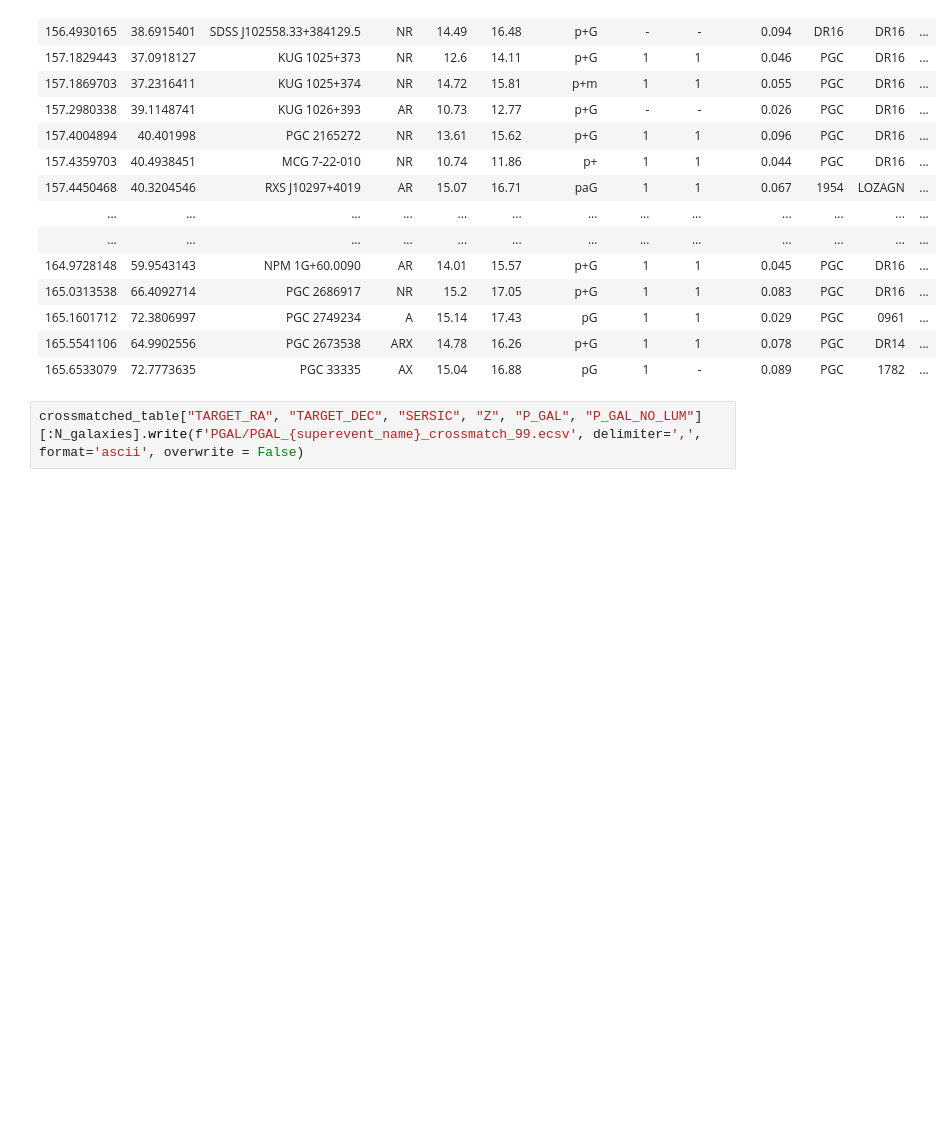
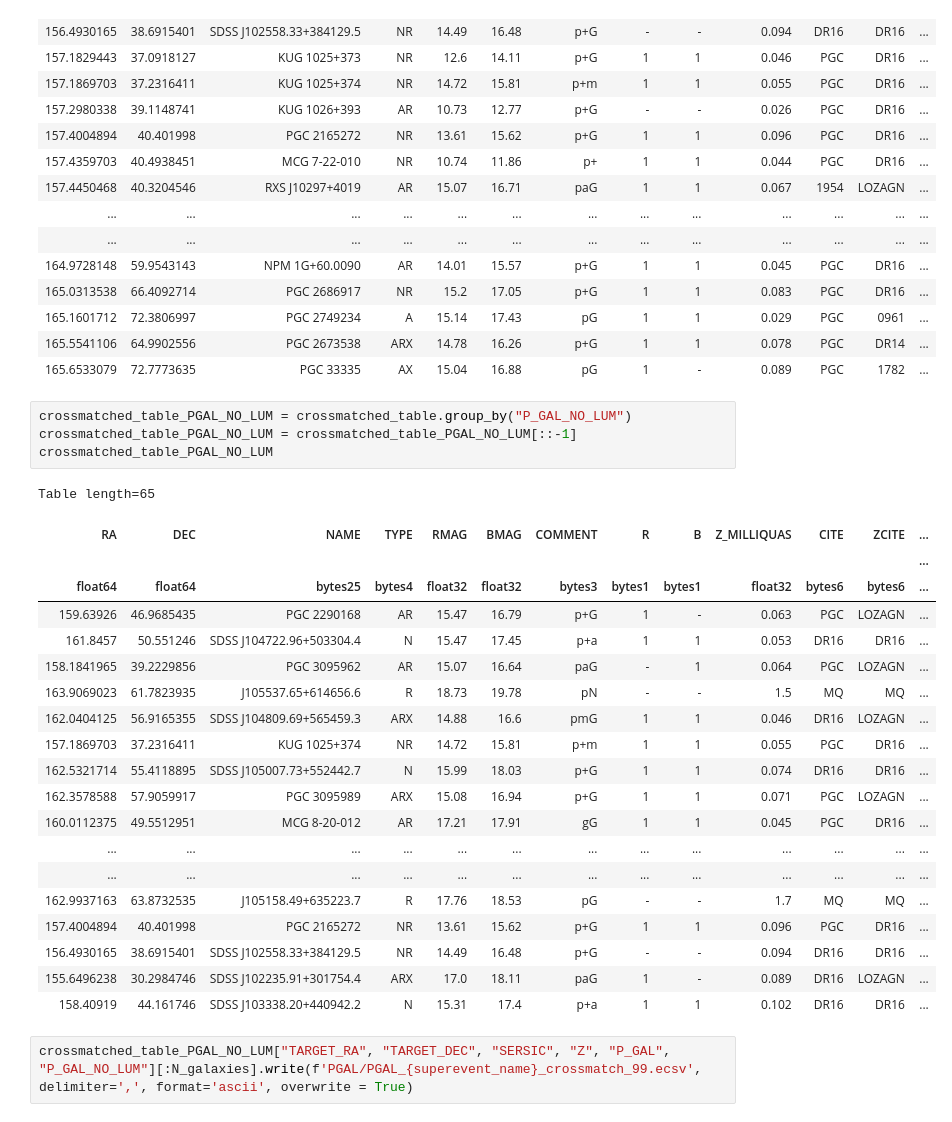
Before and after one commit to ananya971/ligo-desi-gw-follow-up, a Jupyter notebook: Galaxy Selection/Galaxy_Selector_MOC.ipynb, the cells around one changed output. Cells and saved outputs as stored; diff of their text form; blank space fills up the shorter version.

```diff
--- a/Galaxy Selection/Galaxy_Selector_MOC.ipynb
+++ b/Galaxy Selection/Galaxy_Selector_MOC.ipynb
@@ -1181,5 +1181,30 @@ Table length=65
 | 165.1601712 | 72.3806997 | PGC 2749234 | A | 15.14 | 17.43 | pG | 1 | 1 | 0.029 | PGC | 0961 | ... |
 | 165.5541106 | 64.9902556 | PGC 2673538 | ARX | 14.78 | 16.26 | p+G | 1 | 1 | 0.078 | PGC | DR14 | ... |
 | 165.6533079 | 72.7773635 | PGC 33335 | AX | 15.04 | 16.88 | pG | 1 | - | 0.089 | PGC | 1782 | ... |
+# %%
+crossmatched_table_PGAL_NO_LUM = crossmatched_table.group_by("P_GAL_NO_LUM")
+crossmatched_table_PGAL_NO_LUM = crossmatched_table_PGAL_NO_LUM[::-1]
+crossmatched_table_PGAL_NO_LUM
+# %% [output]
+Table length=65
+| RA | DEC | NAME | TYPE | RMAG | BMAG | COMMENT | R | B | Z_MILLIQUAS | CITE | ZCITE | ... |
+|  |  |  |  |  |  |  |  |  |  |  |  | ... |
+| float64 | float64 | bytes25 | bytes4 | float32 | float32 | bytes3 | bytes1 | bytes1 | float32 | bytes6 | bytes6 | ... |
+| 159.63926 | 46.9685435 | PGC 2290168 | AR | 15.47 | 16.79 | p+G | 1 | - | 0.063 | PGC | LOZAGN | ... |
+| 161.8457 | 50.551246 | SDSS J104722.96+503304.4 | N | 15.47 | 17.45 | p+a | 1 | 1 | 0.053 | DR16 | DR16 | ... |
+| 158.1841965 | 39.2229856 | PGC 3095962 | AR | 15.07 | 16.64 | paG | - | 1 | 0.064 | PGC | LOZAGN | ... |
+| 163.9069023 | 61.7823935 | J105537.65+614656.6 | R | 18.73 | 19.78 | pN | - | - | 1.5 | MQ | MQ | ... |
+| 162.0404125 | 56.9165355 | SDSS J104809.69+565459.3 | ARX | 14.88 | 16.6 | pmG | 1 | 1 | 0.046 | DR16 | LOZAGN | ... |
+| 157.1869703 | 37.2316411 | KUG 1025+374 | NR | 14.72 | 15.81 | p+m | 1 | 1 | 0.055 | PGC | DR16 | ... |
+| 162.5321714 | 55.4118895 | SDSS J105007.73+552442.7 | N | 15.99 | 18.03 | p+G | 1 | 1 | 0.074 | DR16 | DR16 | ... |
+| 162.3578588 | 57.9059917 | PGC 3095989 | ARX | 15.08 | 16.94 | p+G | 1 | 1 | 0.071 | PGC | LOZAGN | ... |
+| 160.0112375 | 49.5512951 | MCG 8-20-012 | AR | 17.21 | 17.91 | gG | 1 | 1 | 0.045 | PGC | DR16 | ... |
+| ... | ... | ... | ... | ... | ... | ... | ... | ... | ... | ... | ... | ... |
+| ... | ... | ... | ... | ... | ... | ... | ... | ... | ... | ... | ... | ... |
+| 162.9937163 | 63.8732535 | J105158.49+635223.7 | R | 17.76 | 18.53 | pG | - | - | 1.7 | MQ | MQ | ... |
+| 157.4004894 | 40.401998 | PGC 2165272 | NR | 13.61 | 15.62 | p+G | 1 | 1 | 0.096 | PGC | DR16 | ... |
+| 156.4930165 | 38.6915401 | SDSS J102558.33+384129.5 | NR | 14.49 | 16.48 | p+G | - | - | 0.094 | DR16 | DR16 | ... |
+| 155.6496238 | 30.2984746 | SDSS J102235.91+301754.4 | ARX | 17.0 | 18.11 | paG | 1 | - | 0.089 | DR16 | LOZAGN | ... |
+| 158.40919 | 44.161746 | SDSS J103338.20+440942.2 | N | 15.31 | 17.4 | p+a | 1 | 1 | 0.102 | DR16 | DR16 | ... |
 # %%
-crossmatched_table["TARGET_RA", "TARGET_DEC", "SERSIC", "Z", "P_GAL", "P_GAL_NO_LUM"][:N_galaxies].write(f'PGAL/PGAL_{superevent_name}_crossmatch_99.ecsv', delimiter=',', format='ascii', overwrite = False)
+crossmatched_table_PGAL_NO_LUM["TARGET_RA", "TARGET_DEC", "SERSIC", "Z", "P_GAL", "P_GAL_NO_LUM"][:N_galaxies].write(f'PGAL/PGAL_{superevent_name}_crossmatch_99.ecsv', delimiter=',', format='ascii', overwrite = True)
```
